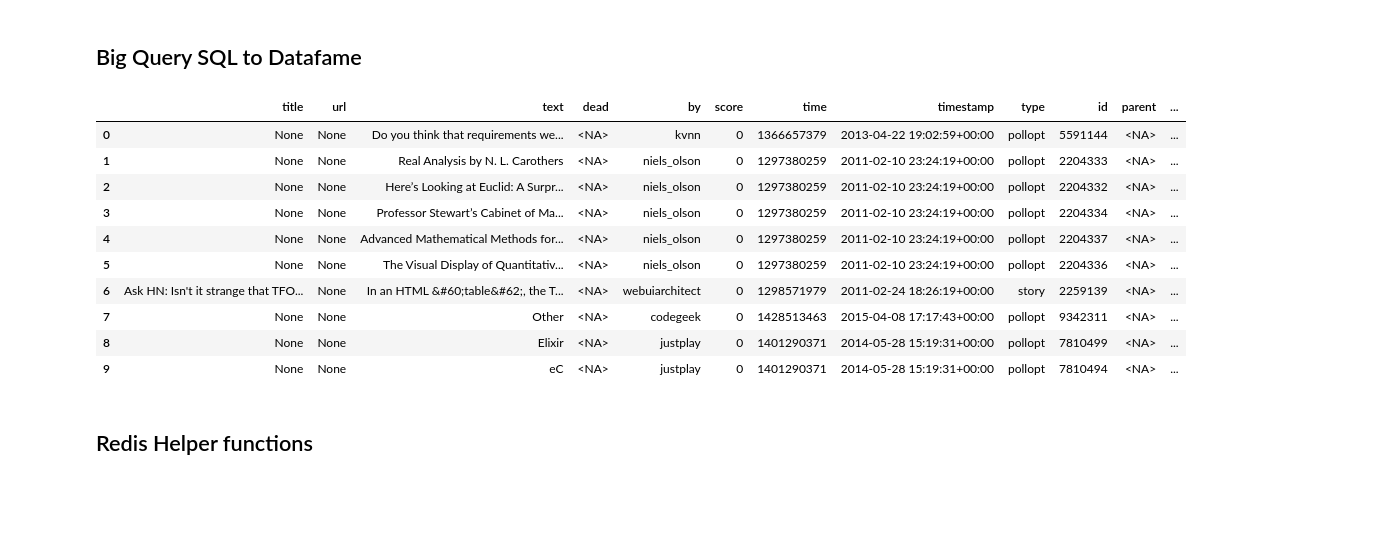
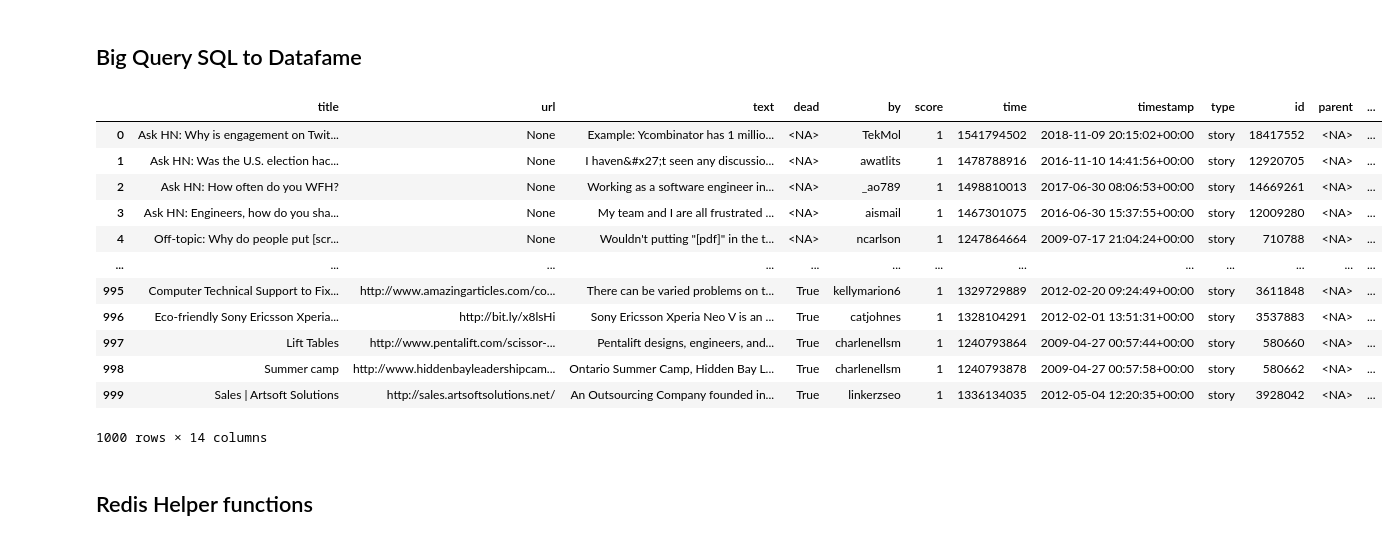
Before and after one commit to redis-developer/gcp-redis-llm-stack, a Jupyter notebook: BigQuery_Palm_Redis.ipynb, the cells around one changed output. Saved outputs shown, nothing was run; the diff lists cells and outputs as text; code cells hidden in the pictures; blank space fills up the shorter version.

Commit message:
Fix Chat API and Dataframe load issues

```diff
--- a/BigQuery_Palm_Redis.ipynb
+++ b/BigQuery_Palm_Redis.ipynb
@@ -69,26 +76,28 @@ project_id = 'central-beach-194106'
 # %%
 from google.cloud import bigquery
 
 client = bigquery.Client(project=project_id)
 
 df = client.query('''
 SELECT * FROM `bigquery-public-data.hacker_news.full`
-where type !='comment' LIMIT 10
+where type !='comment' LIMIT 1000
 ''').to_dataframe()
 
 display(df)
 # %% [output]
 |  | title | url | text | dead | by | score | time | timestamp | type | id | parent | ... |
-| 0 | None | None | Do you think that requirements we... | <NA> | kvnn | 0 | 1366657379 | 2013-04-22 19:02:59+00:00 | pollopt | 5591144 | <NA> | ... |
-| 1 | None | None | Real Analysis by N. L. Carothers | <NA> | niels_olson | 0 | 1297380259 | 2011-02-10 23:24:19+00:00 | pollopt | 2204333 | <NA> | ... |
-| 2 | None | None | Here’s Looking at Euclid: A Surpr... | <NA> | niels_olson | 0 | 1297380259 | 2011-02-10 23:24:19+00:00 | pollopt | 2204332 | <NA> | ... |
-| 3 | None | None | Professor Stewart’s Cabinet of Ma... | <NA> | niels_olson | 0 | 1297380259 | 2011-02-10 23:24:19+00:00 | pollopt | 2204334 | <NA> | ... |
-| 4 | None | None | Advanced Mathematical Methods for... | <NA> | niels_olson | 0 | 1297380259 | 2011-02-10 23:24:19+00:00 | pollopt | 2204337 | <NA> | ... |
-| 5 | None | None | The Visual Display of Quantitativ... | <NA> | niels_olson | 0 | 1297380259 | 2011-02-10 23:24:19+00:00 | pollopt | 2204336 | <NA> | ... |
-| 6 | Ask HN: Isn't it strange that TFO... | None | In an HTML &#60;table&#62;, the T... | <NA> | webuiarchitect | 0 | 1298571979 | 2011-02-24 18:26:19+00:00 | story | 2259139 | <NA> | ... |
-| 7 | None | None | Other | <NA> | codegeek | 0 | 1428513463 | 2015-04-08 17:17:43+00:00 | pollopt | 9342311 | <NA> | ... |
-| 8 | None | None | Elixir | <NA> | justplay | 0 | 1401290371 | 2014-05-28 15:19:31+00:00 | pollopt | 7810499 | <NA> | ... |
-| 9 | None | None | eC | <NA> | justplay | 0 | 1401290371 | 2014-05-28 15:19:31+00:00 | pollopt | 7810494 | <NA> | ... |
+| 0 | Ask HN: Why is engagement on Twit... | None | Example: Ycombinator has 1 millio... | <NA> | TekMol | 1 | 1541794502 | 2018-11-09 20:15:02+00:00 | story | 18417552 | <NA> | ... |
+| 1 | Ask HN: Was the U.S. election hac... | None | I haven&#x27;t seen any discussio... | <NA> | awatlits | 1 | 1478788916 | 2016-11-10 14:41:56+00:00 | story | 12920705 | <NA> | ... |
+| 2 | Ask HN: How often do you WFH? | None | Working as a software engineer in... | <NA> | _ao789 | 1 | 1498810013 | 2017-06-30 08:06:53+00:00 | story | 14669261 | <NA> | ... |
+| 3 | Ask HN: Engineers, how do you sha... | None | My team and I are all frustrated ... | <NA> | aismail | 1 | 1467301075 | 2016-06-30 15:37:55+00:00 | story | 12009280 | <NA> | ... |
+| 4 | Off-topic: Why do people put [scr... | None | Wouldn't putting "[pdf]" in the t... | <NA> | ncarlson | 1 | 1247864664 | 2009-07-17 21:04:24+00:00 | story | 710788 | <NA> | ... |
+| ... | ... | ... | ... | ... | ... | ... | ... | ... | ... | ... | ... | ... |
+| 995 | Computer Technical Support to Fix... | http://www.amazingarticles.com/co... | There can be varied problems on t... | True | kellymarion6 | 1 | 1329729889 | 2012-02-20 09:24:49+00:00 | story | 3611848 | <NA> | ... |
+| 996 | Eco-friendly Sony Ericsson Xperia... | http://bit.ly/x8lsHi | Sony Ericsson Xperia Neo V is an ... | True | catjohnes | 1 | 1328104291 | 2012-02-01 13:51:31+00:00 | story | 3537883 | <NA> | ... |
+| 997 | Lift Tables | http://www.pentalift.com/scissor-... | Pentalift designs, engineers, and... | True | charlenellsm | 1 | 1240793864 | 2009-04-27 00:57:44+00:00 | story | 580660 | <NA> | ... |
+| 998 | Summer camp | http://www.hiddenbayleadershipcam... | Ontario Summer Camp, Hidden Bay L... | True | charlenellsm | 1 | 1240793878 | 2009-04-27 00:57:58+00:00 | story | 580662 | <NA> | ... |
+| 999 | Sales | Artsoft Solutions | http://sales.artsoftsolutions.net/ | An Outsourcing Company founded in... | True | linkerzseo | 1 | 1336134035 | 2012-05-04 12:20:35+00:00 | story | 3928042 | <NA> | ... |
+1000 rows × 14 columns
 # %% [markdown]
 ## Redis Helper functions
 # %%
```
Also changed, not shown: parts of 10 cells of this notebook.
